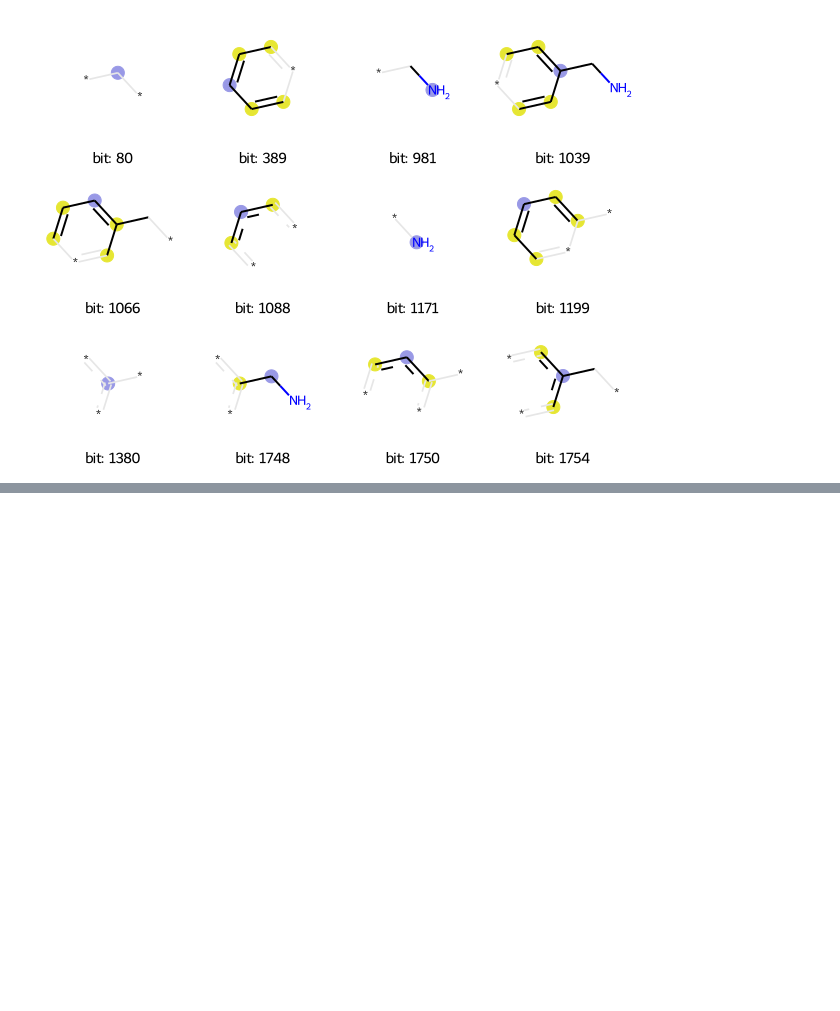
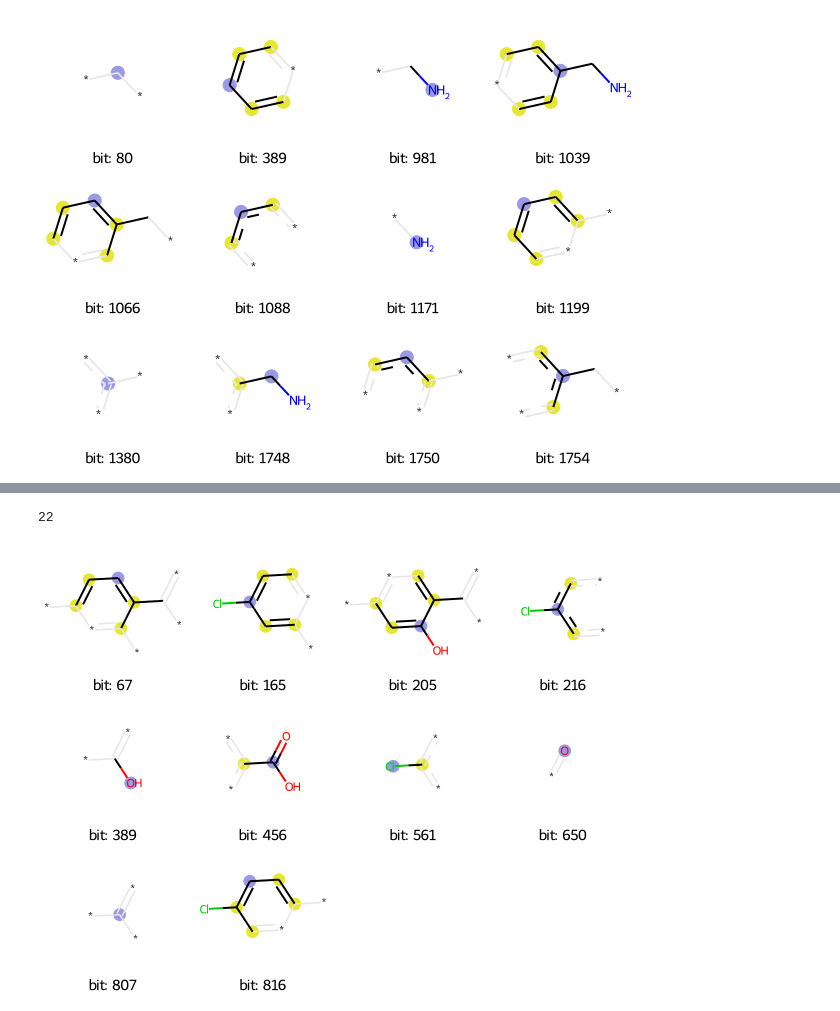
Before and after one commit to wwwyo/lab, a Jupyter notebook: morgan_visible.ipynb, the cells around one changed output, grey strips where cells are left out. Cells and saved outputs as stored; diff of their text form; code cells hidden in the pictures; blank space fills up the shorter version.

```diff
--- a/morgan_visible.ipynb
+++ b/morgan_visible.ipynb
@@ -111,0 +40,11 @@ CC1=CC=CC=C1
+# %%
+from rdkit import Chem
+mol = Chem.MolFromSmiles('ClC1=CC=C(C(O)=O)C(O)=C1')
+# %%
+from rdkit.Chem import rdMolDescriptors
+import numpy as np
+import pandas as pd
+
+bi = {}
+fp = rdMolDescriptors.GetMorganFingerprintAsBitVect(mol, radius=2, bitInfo=bi)
+fp_df = pd.DataFrame([np.array(fp)])
@@ -111,0 +66,4 @@ CC1=CC=CC=C1
+# %%
+len(bi.keys())
+# %% [output]
+22
@@ -111,0 +72,7 @@ CC1=CC=CC=C1
+# %%
+from rdkit.Chem import Draw
+
+morgan_turples = ((mol,key,bi) for key in list(bi.keys())[:10])
+Draw.DrawMorganBits(morgan_turples, molsPerRow=4, legends=['bit: '+str(x) for x in list(bi.keys())[:10]])
+# %% [output]
+[figure, added]
```
Also changed, not shown: parts of 8 cells of this notebook, 3 other files.
